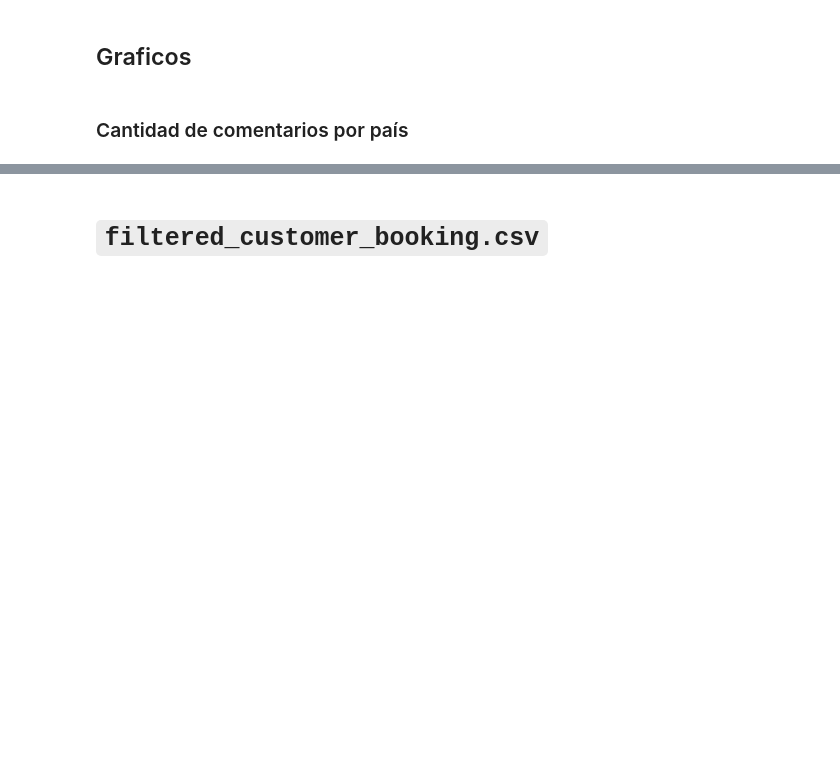
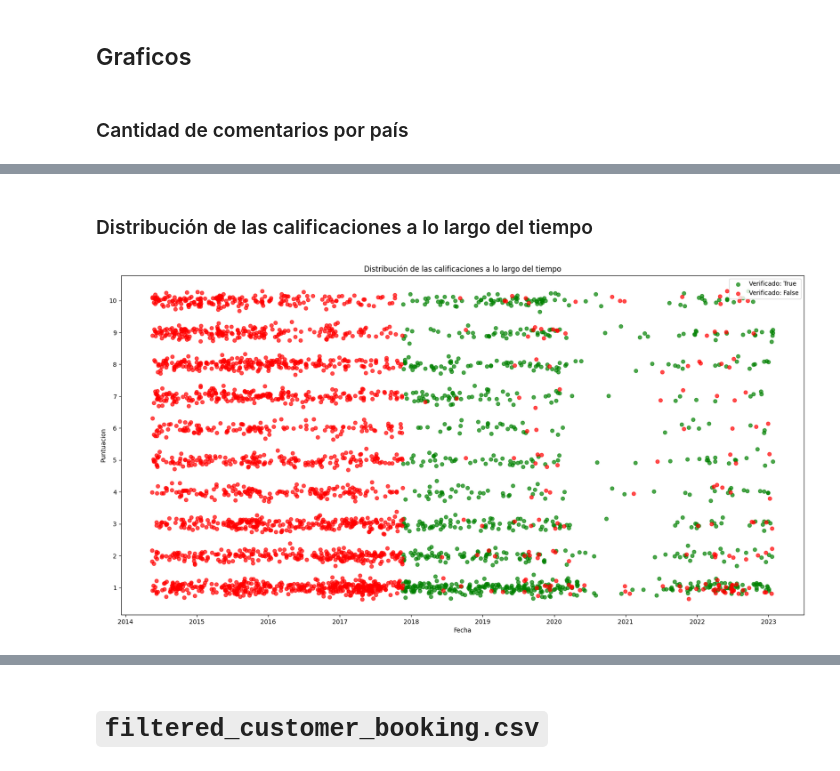
Before and after one commit to lcondoriz/tp1-orgaDatos, a Jupyter notebook: tp1.ipynb, the cells around one changed output, grey strips where cells are left out. Cells and saved outputs as stored; diff of their text form; code cells hidden in the pictures; blank space fills up the shorter version.

```diff
--- a/tp1.ipynb
+++ b/tp1.ipynb
@@ -226,0 +165,28 @@ plt.show()
+# %% [markdown]
+### Distribución de las calificaciones a lo largo del tiempo
+# %%
+fig, ax = plt.subplots(figsize=(20, 10))
+
+# Añadimos un poco de "ruido" a los datos de 'rates' para evitar la superposición de puntos
+y_jittered = df_cleaned_reviews['rates'] + np.random.normal(0, 0.12, df_cleaned_reviews.shape[0])
+
+# Creamos un diccionario de colores para la variable 'verified'
+colors = {True: 'green', False: 'red'}  # Cambia los colores según tus preferencias
+
+# Creamos el gráfico de dispersión con Matplotlib
+for label, color in colors.items():
+    ax.scatter(df_cleaned_reviews[df_cleaned_reviews['verified'] == label]['date'],
+               y_jittered[df_cleaned_reviews['verified'] == label],
+               c=color, label=f'Verificado: {label}', alpha=0.7)
+
+ax.set_title('Distribución de las calificaciones a lo largo del tiempo')
+ax.set_xlabel('Fecha')
+ax.set_ylabel('Puntuacion')
+
+ax.set_yticks(range(1, 11))
+
+ax.legend(loc='upper right')
+
+plt.show()
+# %% [output]
+[figure, added]
```
Also changed, not shown: parts of 38 cells of this notebook, 4 other files.
